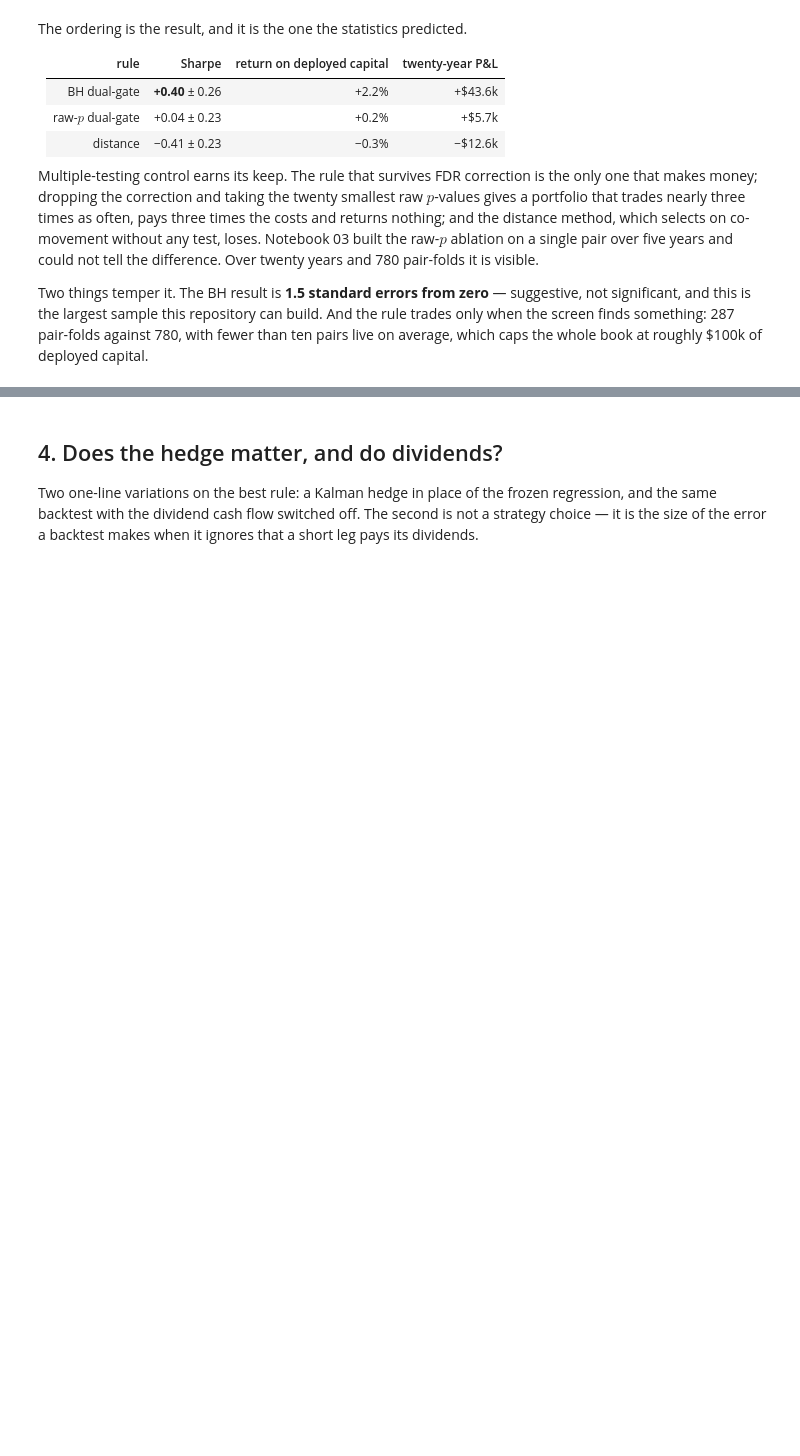
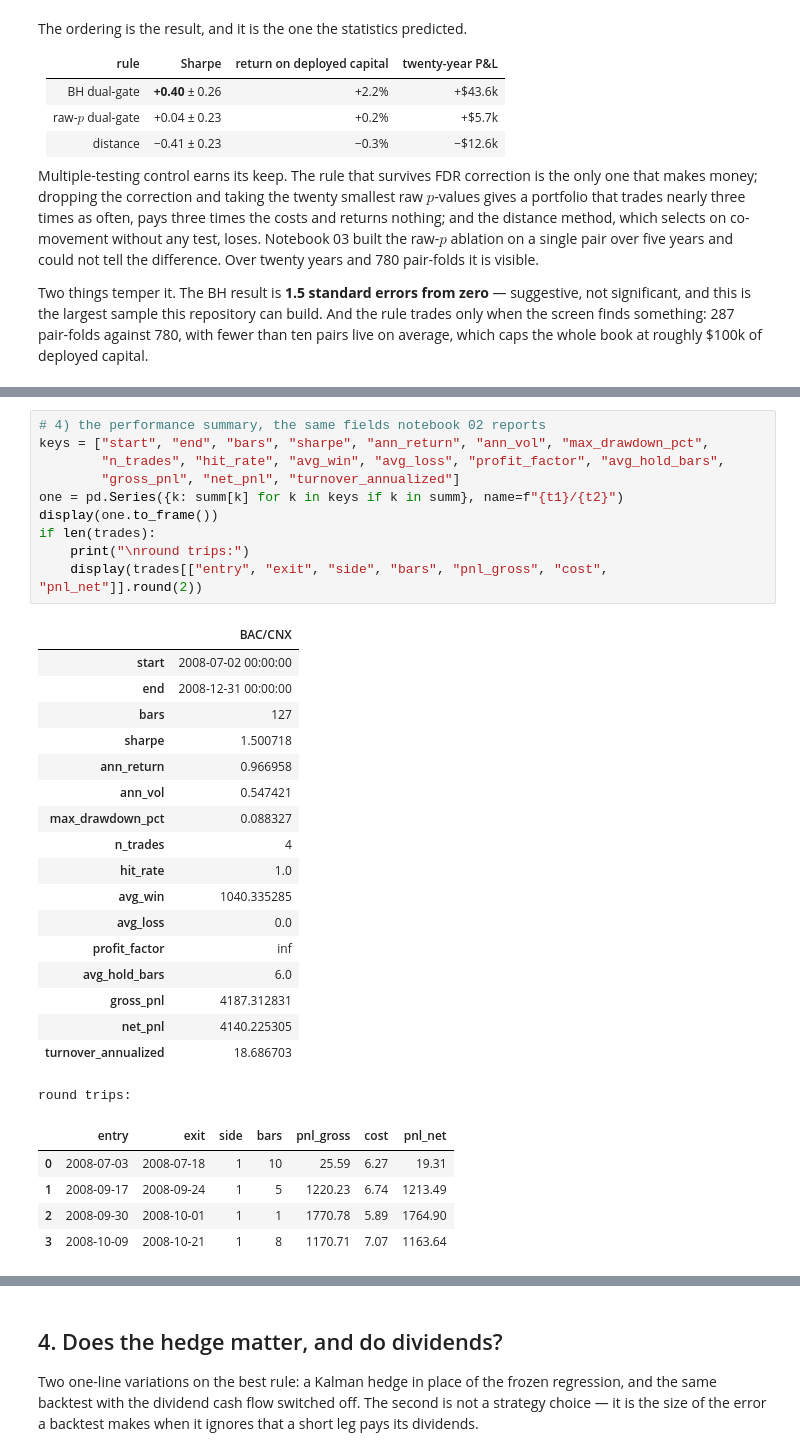
Before and after one commit to mengrenman/dynamic-hedge-pairs-trading, a Jupyter notebook: notebooks/pairs_trading_09_daily_portfolio.ipynb, the cells around one changed output, grey strips where cells are left out. Saved outputs shown, nothing was run; the diff lists cells and outputs as text; blank space fills up the shorter version.

```diff
--- a/notebooks/pairs_trading_09_daily_portfolio.ipynb
+++ b/notebooks/pairs_trading_09_daily_portfolio.ipynb
@@ -272,0 +380,34 @@ book at roughly \$100k of deployed capital.
+# %%
+# 4) the performance summary, the same fields notebook 02 reports
+keys = ["start", "end", "bars", "sharpe", "ann_return", "ann_vol", "max_drawdown_pct",
+        "n_trades", "hit_rate", "avg_win", "avg_loss", "profit_factor", "avg_hold_bars",
+        "gross_pnl", "net_pnl", "turnover_annualized"]
+one = pd.Series({k: summ[k] for k in keys if k in summ}, name=f"{t1}/{t2}")
+display(one.to_frame())
+if len(trades):
+    print("\nround trips:")
+    display(trades[["entry", "exit", "side", "bars", "pnl_gross", "cost", "pnl_net"]].round(2))
+# %% [output]
+|  | BAC/CNX |
+| start | 2008-07-02 00:00:00 |
+| end | 2008-12-31 00:00:00 |
+| bars | 127 |
+| sharpe | 1.500718 |
+| ann_return | 0.966958 |
+| ann_vol | 0.547421 |
+| max_drawdown_pct | 0.088327 |
+| n_trades | 4 |
+| hit_rate | 1.0 |
+| avg_win | 1040.335285 |
+| avg_loss | 0.0 |
+| profit_factor | inf |
+| avg_hold_bars | 6.0 |
+| gross_pnl | 4187.312831 |
+| net_pnl | 4140.225305 |
+| turnover_annualized | 18.686703 |
+round trips:
+|  | entry | exit | side | bars | pnl_gross | cost | pnl_net |
+| 0 | 2008-07-03 | 2008-07-18 | 1 | 10 | 25.59 | 6.27 | 19.31 |
+| 1 | 2008-09-17 | 2008-09-24 | 1 | 5 | 1220.23 | 6.74 | 1213.49 |
+| 2 | 2008-09-30 | 2008-10-01 | 1 | 1 | 1770.78 | 5.89 | 1764.90 |
+| 3 | 2008-10-09 | 2008-10-21 | 1 | 8 | 1170.71 | 7.07 | 1163.64 |
```
Also changed, not shown: parts of 8 cells of this notebook, 15 other files.
